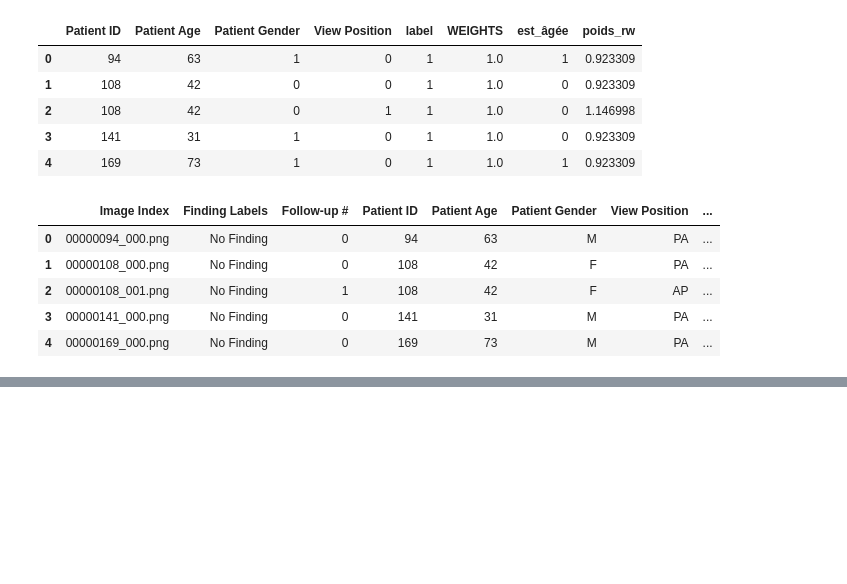
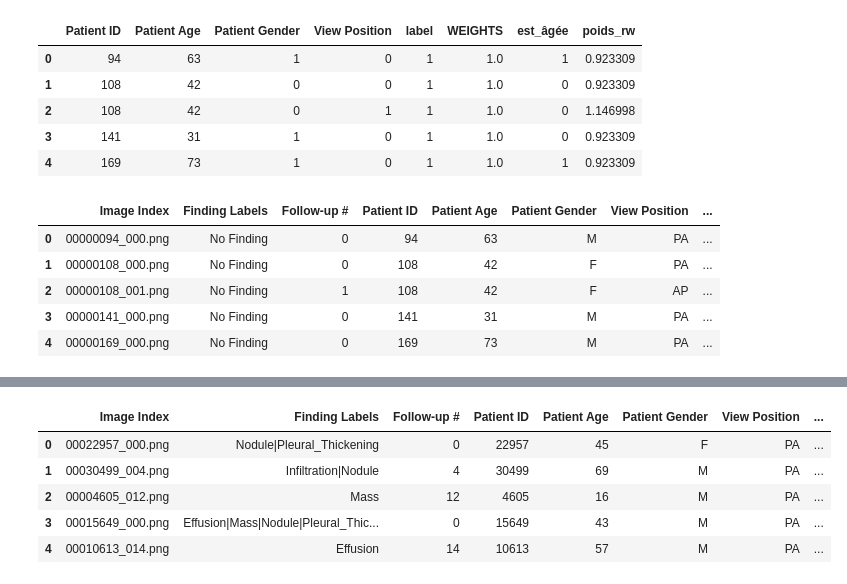
Before and after one commit to julie-duperron/projet_fairness, a Jupyter notebook: analyseunibi.ipynb, the cells around one changed output, grey strips where cells are left out. Cells and saved outputs as stored; diff of their text form; code cells hidden in the pictures; blank space fills up the shorter version.

Commit message:
Add files via upload
ajout post processing apres rw + ajout méthode sampling (autre méthode de pre processing)

```diff
--- a/analyseunibi.ipynb
+++ b/analyseunibi.ipynb
@@ -755,0 +1010,2 @@ OSError: Cannot save file into a non-existent directory: 'LESAGE_Margot'
+# %%
+df = pd.read_csv(r'metadata.csv', sep=',')
@@ -755,0 +1022,74 @@ OSError: Cannot save file into a non-existent directory: 'LESAGE_Margot'
+# %%
+import pandas as pd
+from sklearn.utils import resample
+from sklearn.model_selection import GroupShuffleSplit
+
+# Assurez-vous que df et df_pro sont à jour avec les corrections d'âge
+# et que train_idx et test_idx sont définis comme précédemment.
+# Si ce n'est pas le cas, réexécutez les cellules précédentes pour les définir.
+
+# Nous allons travailler sur le dataframe original 'df' pour conserver toutes les colonnes,
+# mais en utilisant les index de split déjà calculés avec GroupShuffleSplit sur df_pro.
+df_train_original = df.loc[train_idx].copy()
+df_test_original = df.loc[test_idx].copy()
+
+# Ajoutez les colonnes binaires 'label' et 'View Position' temporairement pour le regroupement dans df_train_original
+# (elles sont déjà dans df_pro, mais nous avons besoin de les ajouter à df_train_original pour le sampling)
+df_train_original['temp_label_bin'] = (df_train_original['label'] == 'sain').astype(int)
+df_train_original['temp_view_pos_bin'] = df_train_original['View Position'].map({'AP': 1, 'PA': 0})
+
+# Calculez les effectifs de chaque sous-groupe dans df_train_original
+subgroup_counts = df_train_original.groupby(['temp_view_pos_bin', 'temp_label_bin']).size().reset_index(name='count')
+print("Effectifs originaux des sous-groupes dans le jeu d'entraînement (avant rééchantillonnage):\n", subgroup_counts)
+
+# Trouvez l'effectif maximum pour le suréchantillonnage
+max_count = subgroup_counts['count'].max()
+print(f"\nEffectif maximum de sous-groupe: {max_count}")
+
+# Liste pour stocker les dataframes rééchantillonnés
+resampled_dfs_full = []
+
+# Itérez sur chaque sous-groupe et rééchantillonnez-le
+for (view_pos_bin, label_val_bin), group_df in df_train_original.groupby(['temp_view_pos_bin', 'temp_label_bin']):
+    resampled_group = resample(group_df,
+                               replace=True,     # Échantillonner avec remplacement pour suréchantillonner
+                               n_samples=max_count, # Taille du groupe majoritaire
+                               random_state=42)  # Pour la reproductibilité
+    resampled_dfs_full.append(resampled_group)
+
+# Concaténez tous les dataframes rééchantillonnés pour former le nouveau jeu d'entraînement
+df_train_ps_full = pd.concat(resampled_dfs_full)
+
+print("\nEffectifs des sous-groupes dans le jeu d'entraînement rééchantillonné:\n", df_train_ps_full.groupby(['temp_view_pos_bin', 'temp_label_bin']).size().reset_index(name='count'))
+
+# Supprimez les colonnes binaires temporaires de df_train_ps_full
+df_train_ps_full = df_train_ps_full.drop(columns=['temp_label_bin', 'temp_view_pos_bin'])
+
+# Combinez le jeu d'entraînement rééchantillonné avec le jeu de test original
+# Le jeu de test reste inchangé pour une évaluation juste.
+df_ps_final = pd.concat([df_train_ps_full, df_test_original], ignore_index=True)
+
+# Ajoutez une colonne 'poids_ps'. Pour le rééchantillonnage préférentiel, l'effet est dans le nombre de lignes.
+# Chaque ligne représente un échantillon avec un poids implicite de 1.0.
+df_ps_final['poids_ps'] = 1.0
+# Assurez-vous que la colonne 'WEIGHTS' par défaut est aussi à 1.0 si elle n'est pas modifiée par le modèle.
+df_ps_final['WEIGHTS'] = 1.0
+
+# Mise à jour de la colonne 'train_valid' pour refléter le split correct après concaténation
+# Les lignes provenant de df_train_ps_full sont 'train', celles de df_test_original sont 'valid'
+# Étant donné que `concat` a réinitialisé les index, nous devons réattribuer 'train_valid' en fonction des index originaux du split.
+# La méthode la plus fiable est de réaffecter directement:
+# C'est une approximation, car df_train_ps_full contient des doublons et n'a plus les mêmes index que df_train_original.
+# Pour le fichier de métadonnées, nous devrions simplement avoir une colonne `train_valid` qui indique la partition.
+# Puisque `df_train_ps_full` a été créé à partir des données d'entraînement et `df_test_original` du test,
+# nous pouvons ajouter une colonne 'train_valid' à chacun avant de concaténer.
+df_train_ps_full['train_valid'] = 'train'
+df_test_original['train_valid'] = 'valid'
+df_ps_final = pd.concat([df_train_ps_full, df_test_original], ignore_index=True)
+
+# Sauvegardez le nouveau fichier de métadonnées
+df_ps_final.to_csv('metadata_ps.csv', index=False)
+
+print("\nFichier 'metadata_ps.csv' créé avec les données d'entraînement rééchantillonnées.")
+display(df_ps_final.head())
+# %% [output]
@@ -755,0 +1113,6 @@ OSError: Cannot save file into a non-existent directory: 'LESAGE_Margot'
+|  | Image Index | Finding Labels | Follow-up # | Patient ID | Patient Age | Patient Gender | View Position | ... |
+| 0 | 00022957_000.png | Nodule|Pleural_Thickening | 0 | 22957 | 45 | F | PA | ... |
+| 1 | 00030499_004.png | Infiltration|Nodule | 4 | 30499 | 69 | M | PA | ... |
+| 2 | 00004605_012.png | Mass | 12 | 4605 | 16 | M | PA | ... |
+| 3 | 00015649_000.png | Effusion|Mass|Nodule|Pleural_Thic... | 0 | 15649 | 43 | M | PA | ... |
+| 4 | 00010613_014.png | Effusion | 14 | 10613 | 57 | M | PA | ... |
```
Also changed, not shown: parts of 31 cells of this notebook.
